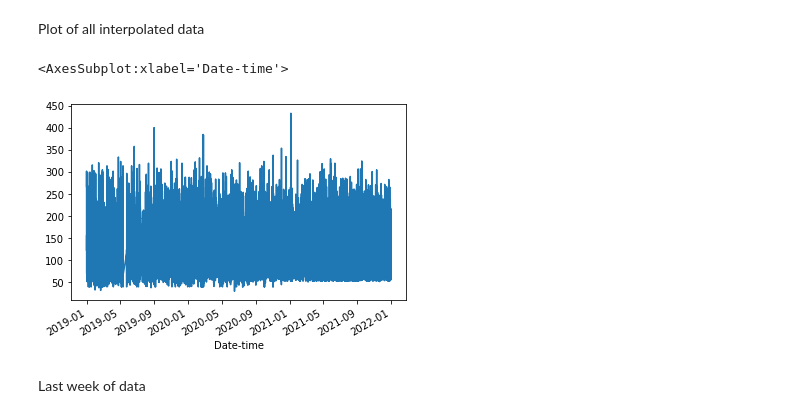
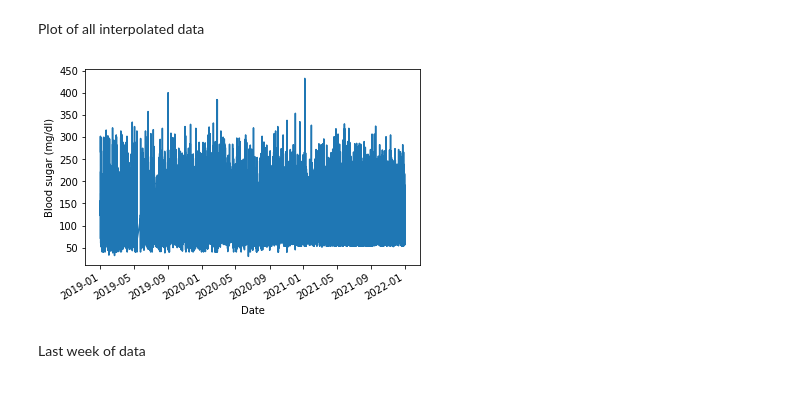
Before and after one commit to kierensharma/AI_Pancreas, a Jupyter notebook: Ivan_data_analysis.ipynb, the cells around one changed output. Drawn from its saved outputs; the diff is of its cells as text; code cells hidden in the pictures.

```diff
--- a/Ivan_data_analysis.ipynb
+++ b/Ivan_data_analysis.ipynb
@@ -30,10 +31,12 @@ display(df)
 108490 rows × 1 columns
 # %% [markdown]
 Plot of all interpolated data
-# %%
-df['Blood-sugar'].plot()
-# %% [output]
-<AxesSubplot:xlabel='Date-time'>
-[figure, removed]
+# %%
+df['Blood-sugar'].plot()
+plt.xlabel('Date')
+plt.ylabel('Blood sugar (mg/dl)')
+plt.savefig('Figures/year_of_data.pdf', bbox_inches='tight')
+# %% [output]
+[figure, added]
 # %% [markdown]
 Last week of data
```
Also changed, not shown: parts of 7 cells of this notebook, 1 other file.
